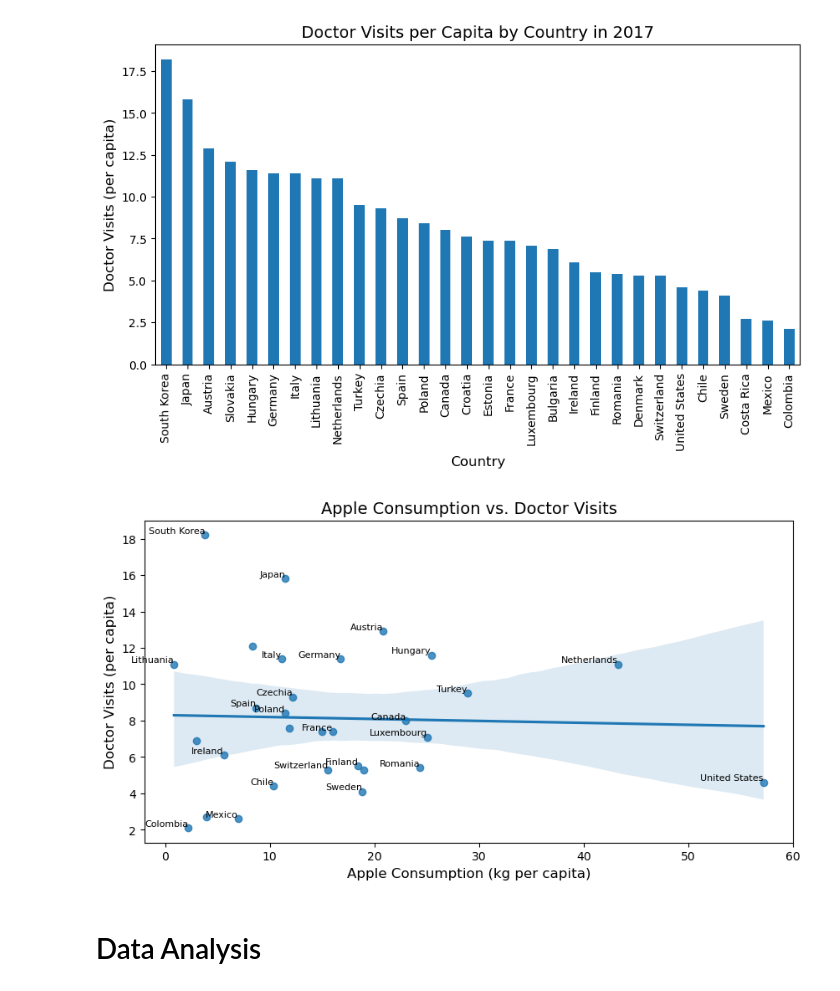
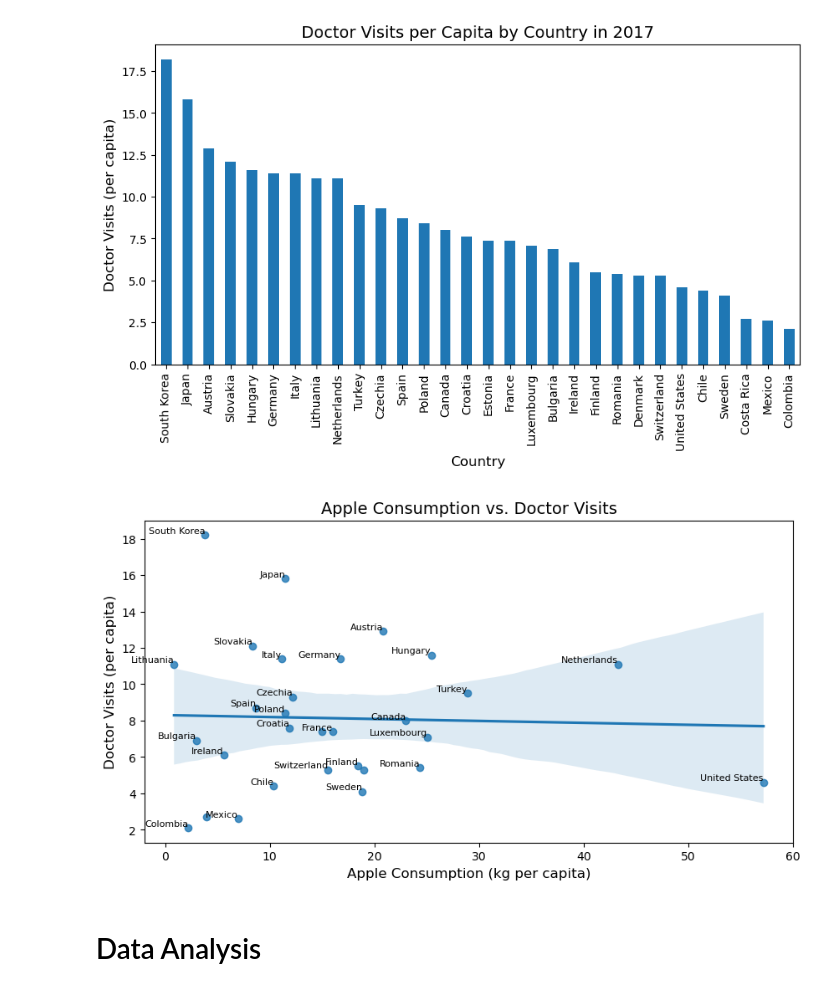
Before and after one commit to matteocasolari/myths-vs-data, a Jupyter notebook: 01_an_apple_a_day/notebooks/01_an_apple_a_day.ipynb, the cells around one changed output. Cells and saved outputs as stored; diff of their text form; code cells hidden in the pictures.

```diff
--- a/01_an_apple_a_day/notebooks/01_an_apple_a_day.ipynb
+++ b/01_an_apple_a_day/notebooks/01_an_apple_a_day.ipynb
@@ -138,32 +110,38 @@ plt.show()
 # %%
 fig, ax = plt.subplots(figsize=figsize)
 
 sns.regplot(
     data=df,
     x="apple_consumption_per_capita_kg",
     y="doctor_visits_per_capita",
     ax=ax,
 )
 
+# Skipping some countries to prevent overlapping
+skipped_countries = [
+    "Estonia",
+    "Costa Rica",
+    "Denmark",
+]
 for i, txt in enumerate(df["country"]):
-    if txt in selected_countries:
+    if txt not in skipped_countries:
         ax.text(
             df["apple_consumption_per_capita_kg"].iloc[i],
             df["doctor_visits_per_capita"].iloc[i],
             txt,
             fontsize=8,
             ha="right",
             va="bottom",
         )
 
 set_plot_labels(
     ax=ax,
     xlabel="Apple Consumption (kg per capita)",
     ylabel="Doctor Visits (per capita)",
     title="Apple Consumption vs. Doctor Visits",
 )
 # %% [output]
-[figure, old version]
+[figure, new version]
 # %% [markdown]
 # Data Analysis
 # %% [markdown]
```
Also changed, not shown: parts of 4 cells of this notebook.
